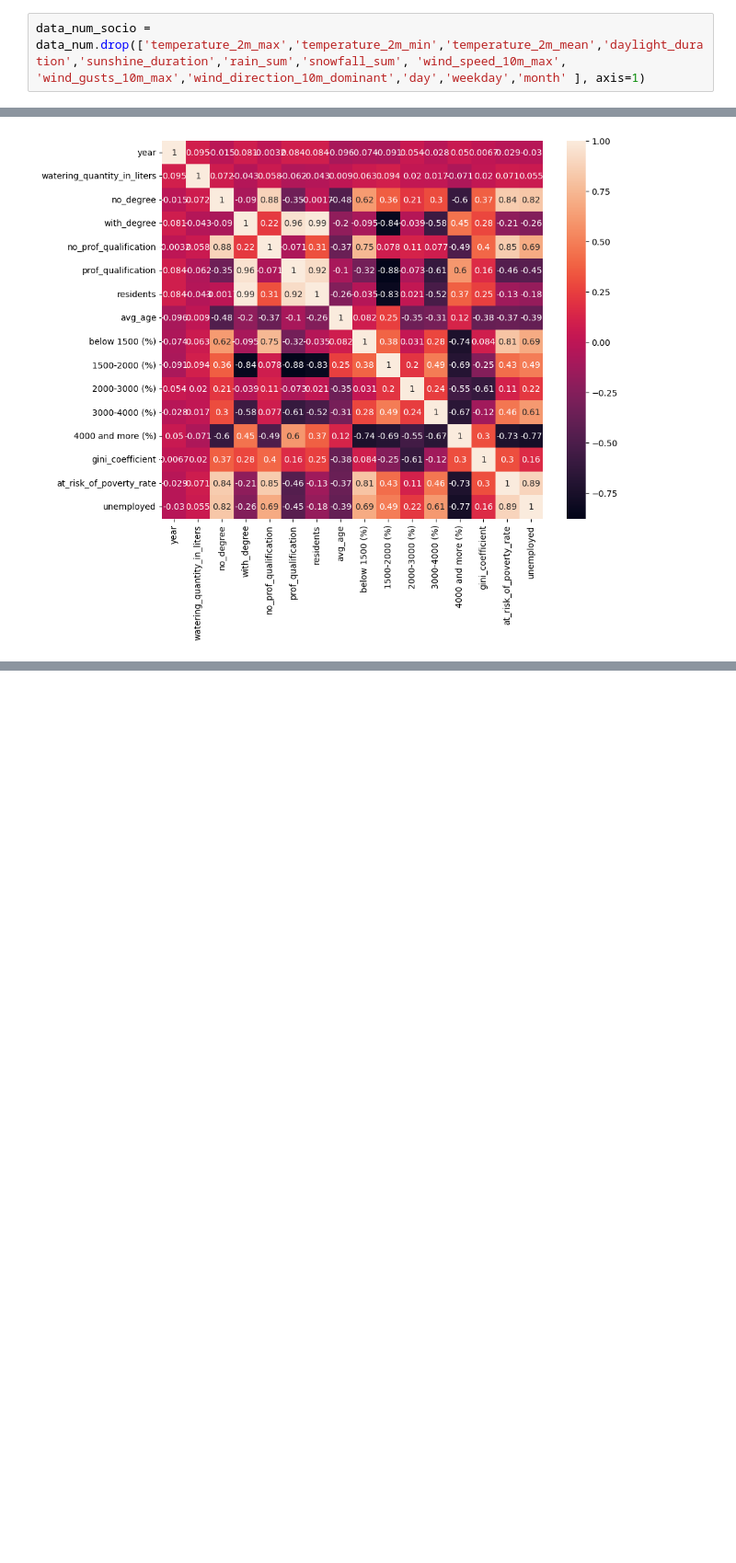
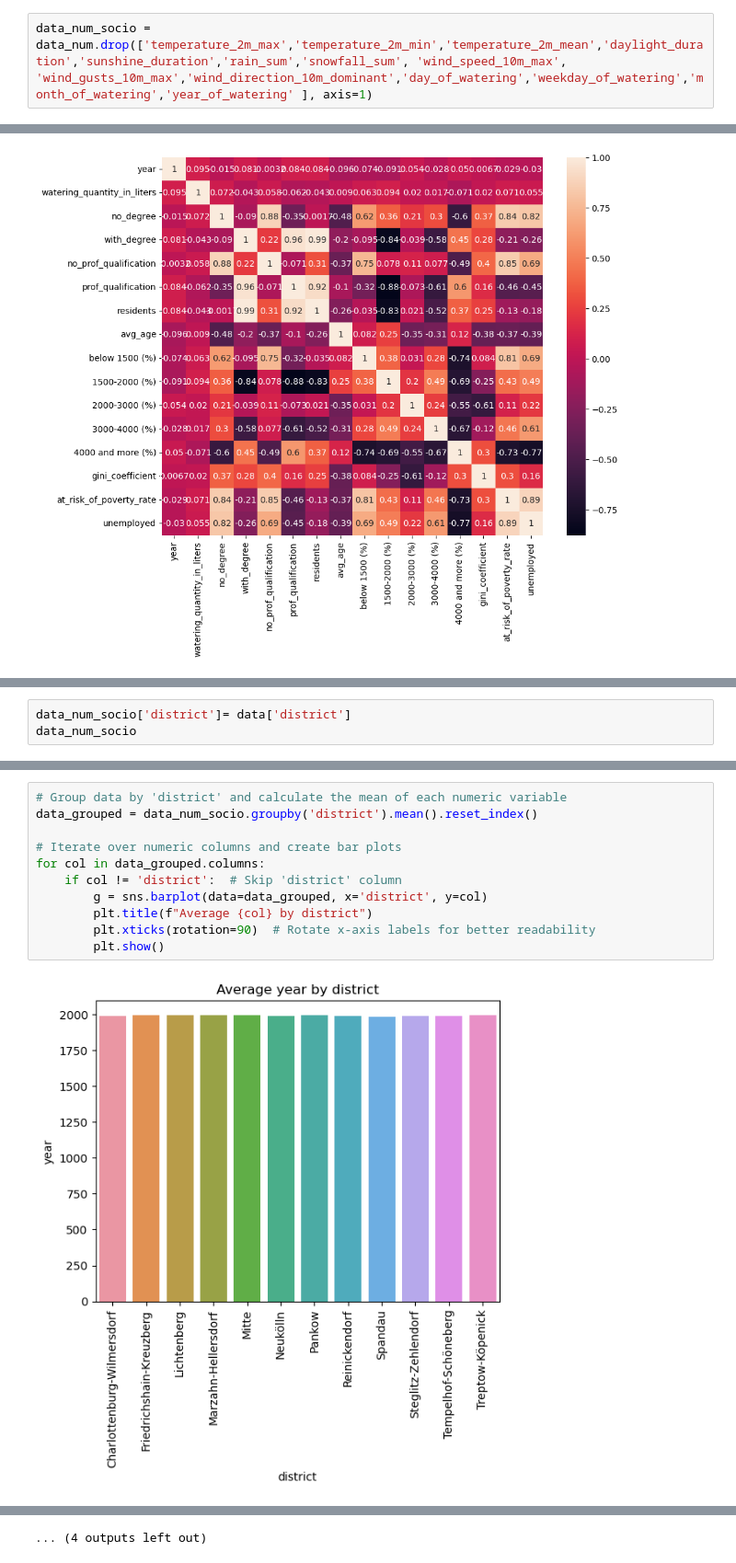
Before and after one commit to PatriciaMaureen/Kiez_Insights, a Jupyter notebook: Mid_Bootcamp_project.ipynb, the cells around one changed output, grey strips where cells are left out. Shown at 92% size. Saved outputs shown, nothing was run; the diff lists cells and outputs as text; blank space fills up the shorter version.

```diff
--- a/Mid_Bootcamp_project.ipynb
+++ b/Mid_Bootcamp_project.ipynb
@@ -271,5 +300,5 @@ plt.show()
 # %%
-data_num_socio = data_num.drop(['temperature_2m_max','temperature_2m_min','temperature_2m_mean','daylight_duration','sunshine_duration','rain_sum','snowfall_sum', 'wind_speed_10m_max', 'wind_gusts_10m_max','wind_direction_10m_dominant','day','weekday','month' ], axis=1)
+data_num_socio = data_num.drop(['temperature_2m_max','temperature_2m_min','temperature_2m_mean','daylight_duration','sunshine_duration','rain_sum','snowfall_sum', 'wind_speed_10m_max', 'wind_gusts_10m_max','wind_direction_10m_dominant','day_of_watering','weekday_of_watering','month_of_watering','year_of_watering' ], axis=1)
 # %%
 plt.figure(figsize=(10, 8))
 
@@ -280,0 +343,3 @@ plt.show()
+# %%
+data_num_socio['district']= data['district']
+data_num_socio
@@ -280,0 +360,13 @@ plt.show()
+# %%
+# Group data by 'district' and calculate the mean of each numeric variable
+data_grouped = data_num_socio.groupby('district').mean().reset_index()
+
+# Iterate over numeric columns and create bar plots
+for col in data_grouped.columns:
+    if col != 'district':  # Skip 'district' column
+        g = sns.barplot(data=data_grouped, x='district', y=col)
+        plt.title(f"Average {col} by district")
+        plt.xticks(rotation=90)  # Rotate x-axis labels for better readability
+        plt.show()
+# %% [output]
+[figure, added]
@@ -280,0 +384 @@ plt.show()
+... (4 outputs left out)
```
Also changed, not shown: parts of 27 cells of this notebook, 3 other files.
